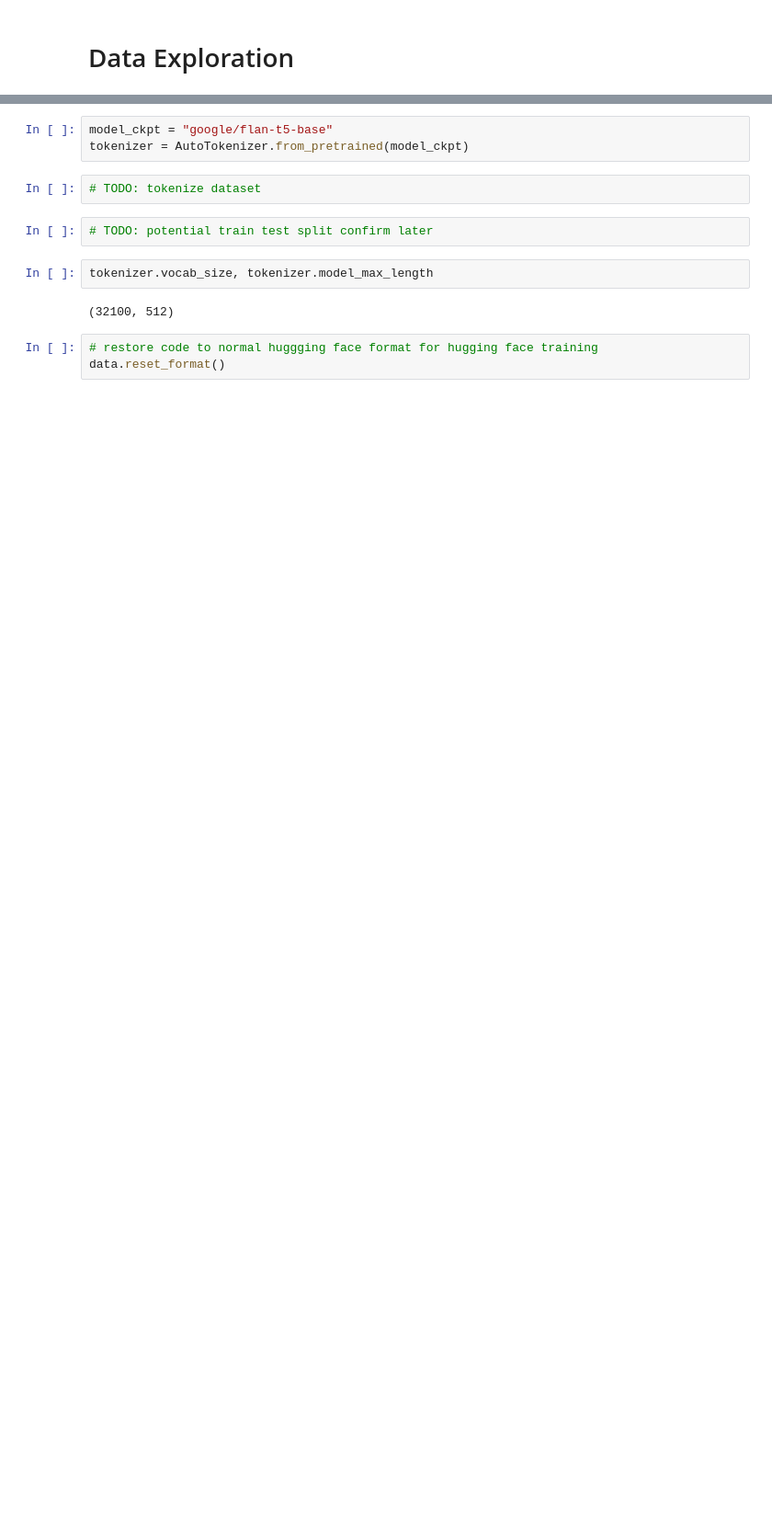
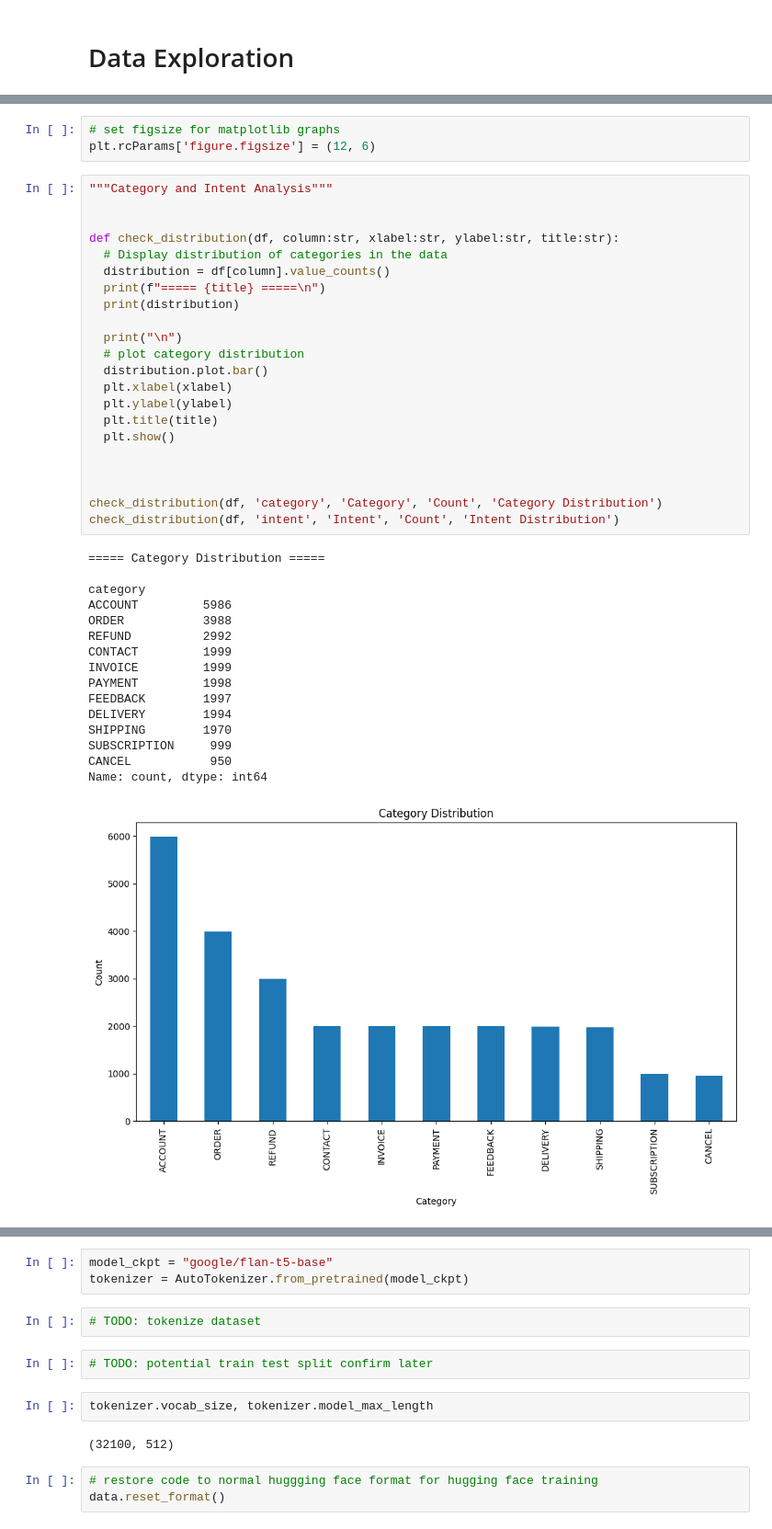
Before and after one commit to j-agbaje/Customer_Service_chatbot-, a Jupyter notebook: customer_service_chatbot_training.ipynb, the cells around one changed output, grey strips where cells are left out. Shown at 92% size. Cells and saved outputs as stored; diff of their text form; blank space fills up the shorter version.

```diff
--- a/customer_service_chatbot_training.ipynb
+++ b/customer_service_chatbot_training.ipynb
@@ -96,0 +140,42 @@ plt.show()
+# %%
+# set figsize for matplotlib graphs
+plt.rcParams['figure.figsize'] = (12, 6)
+# %%
+"""Category and Intent Analysis"""
+
+
+def check_distribution(df, column:str, xlabel:str, ylabel:str, title:str):
+  # Display distribution of categories in the data
+  distribution = df[column].value_counts()
+  print(f"===== {title} =====\n")
+  print(distribution)
+
+  print("\n")
+  # plot category distribution
+  distribution.plot.bar()
+  plt.xlabel(xlabel)
+  plt.ylabel(ylabel)
+  plt.title(title)
+  plt.show()
+
+
+
+check_distribution(df, 'category', 'Category', 'Count', 'Category Distribution')
+check_distribution(df, 'intent', 'Intent', 'Count', 'Intent Distribution')
+# %% [output]
+===== Category Distribution =====
+
+category
+ACCOUNT         5986
+ORDER           3988
+REFUND          2992
+CONTACT         1999
+INVOICE         1999
+PAYMENT         1998
+FEEDBACK        1997
+DELIVERY        1994
+SHIPPING        1970
+SUBSCRIPTION     999
+CANCEL           950
+Name: count, dtype: int64
+[figure, added]
```
Also changed, not shown: parts of 22 cells of this notebook.
